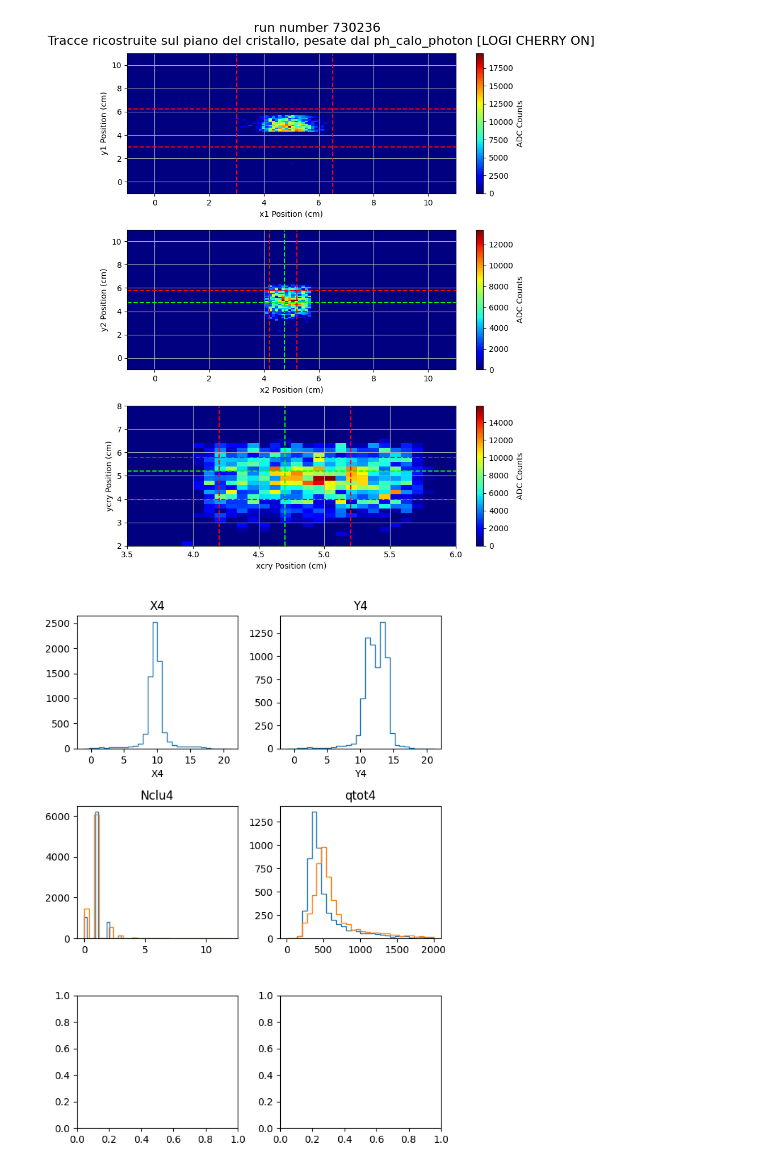
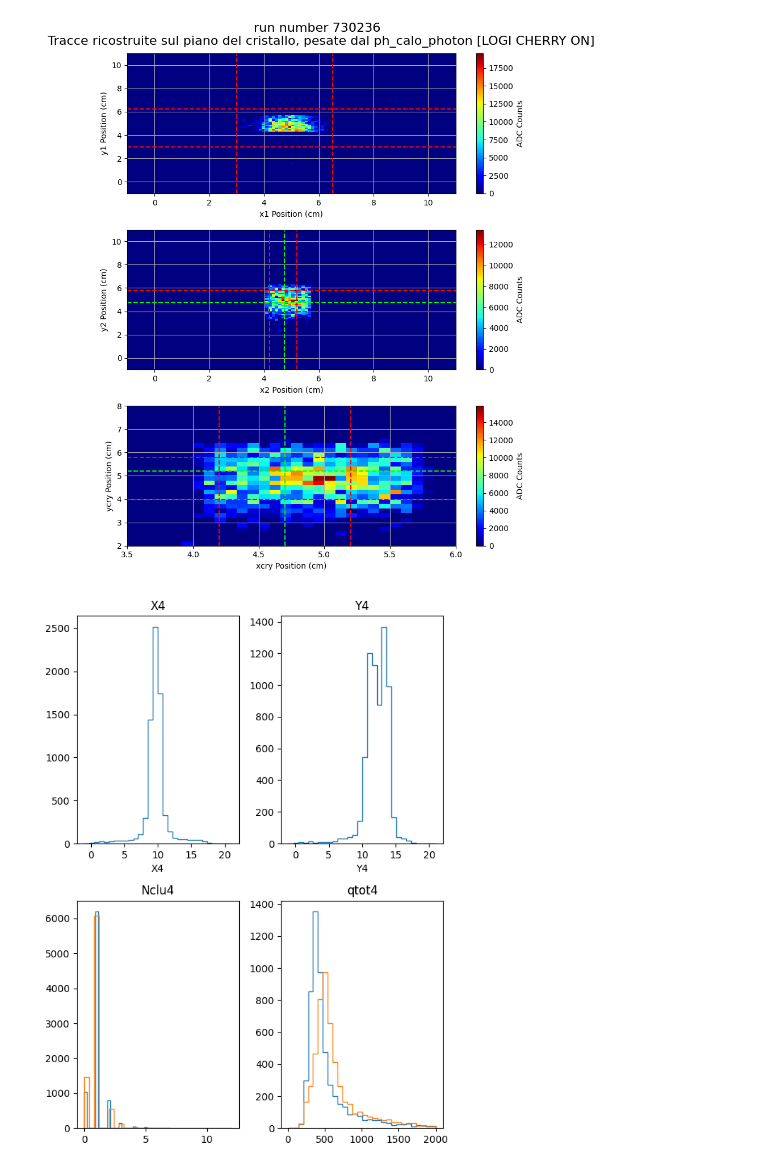
Before and after one commit to Ncanale/eplusBOOST_2025_T9, a Jupyter notebook: OM/check_signal_epBOOST.ipynb, the cells around one changed output. Drawn from its saved outputs; the diff is of its cells as text; code cells hidden in the pictures.

```diff
--- a/OM/check_signal_epBOOST.ipynb
+++ b/OM/check_signal_epBOOST.ipynb
@@ -53,8 +53,8 @@ th_cherry1 = 20
 th_cherry2 = 20
 ###########################################
 
-data_path =f'../data/TB_T9_2025/run{run_number}.h5'
-# data_path =f'/eos/project/i/insulab-como/testBeam/TB_2025_06_T9_epBOOST/HDF5/run{run_number}.h5'
+# data_path =f'../data/TB_T9_2025/run{run_number}.h5'
+data_path =f'/eos/project/i/insulab-como/testBeam/TB_2025_06_T9_epBOOST/HDF5/run{run_number}.h5'
 # print('opening ', data_path)
 pos = []
 phs = []
@@ -380,29 +380,29 @@ plt.show()
 [figure]
 # %%
 if run_number >730198:
-    fig, ax = plt.subplots(3,2, figsize = (6,8))
+    fig, ax = plt.subplots(2,2, figsize = (6,8))
     ax = ax.flatten()
     x4 = xpos[:,6]
     y4 = xpos[:,7]
 
 
     ax[0].hist(x4, bins = 30, range = (-1,21), histtype = 'step')
     ax[0].set_title('X4')
     ax[0].set_xlabel('X4')
     ax[1].hist(y4, bins = 30, range = (-1,21), histtype = 'step')
     ax[1].set_title('Y4')
     ax[1].set_xlabel('Y4')
 
     ax[2].hist(nclu[:,2], bins = 30, histtype = 'step')
     ax[2].hist(nclu[:,3], bins = 30, histtype = 'step')
     ax[2].set_title('Nclu4')
 
     ax[3].hist(qtot[:,2], bins = 30, range = (10,2000), histtype = 'step')
     ax[3].hist(qtot[:,3], bins = 30, range = (10,2000), histtype = 'step')
     ax[3].set_title('qtot4')
 
 
 plt.tight_layout()
 plt.show()
 # %% [output]
-[figure, old version]
+[figure, new version]
```
Also changed, not shown: 1 other file.
